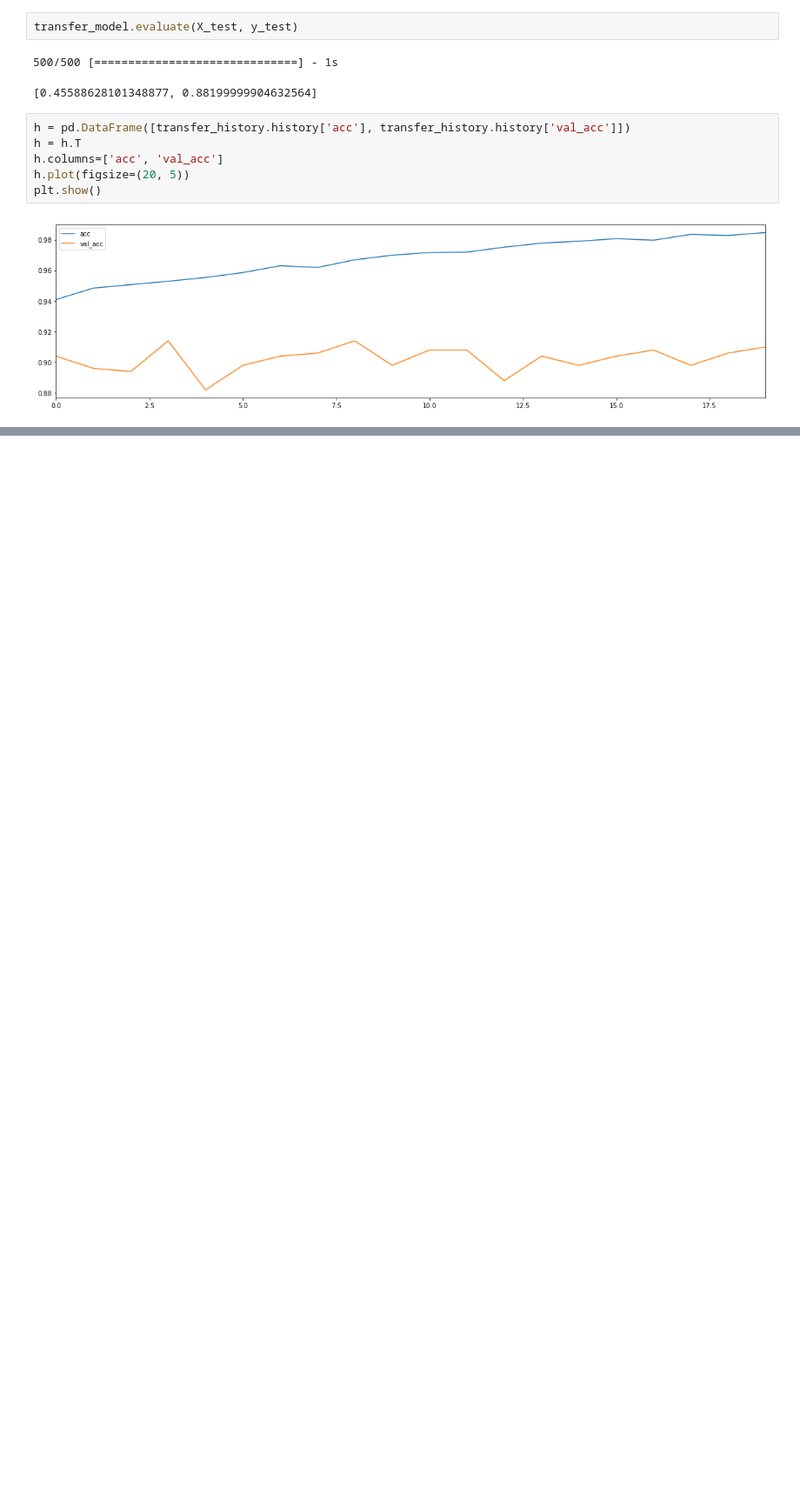
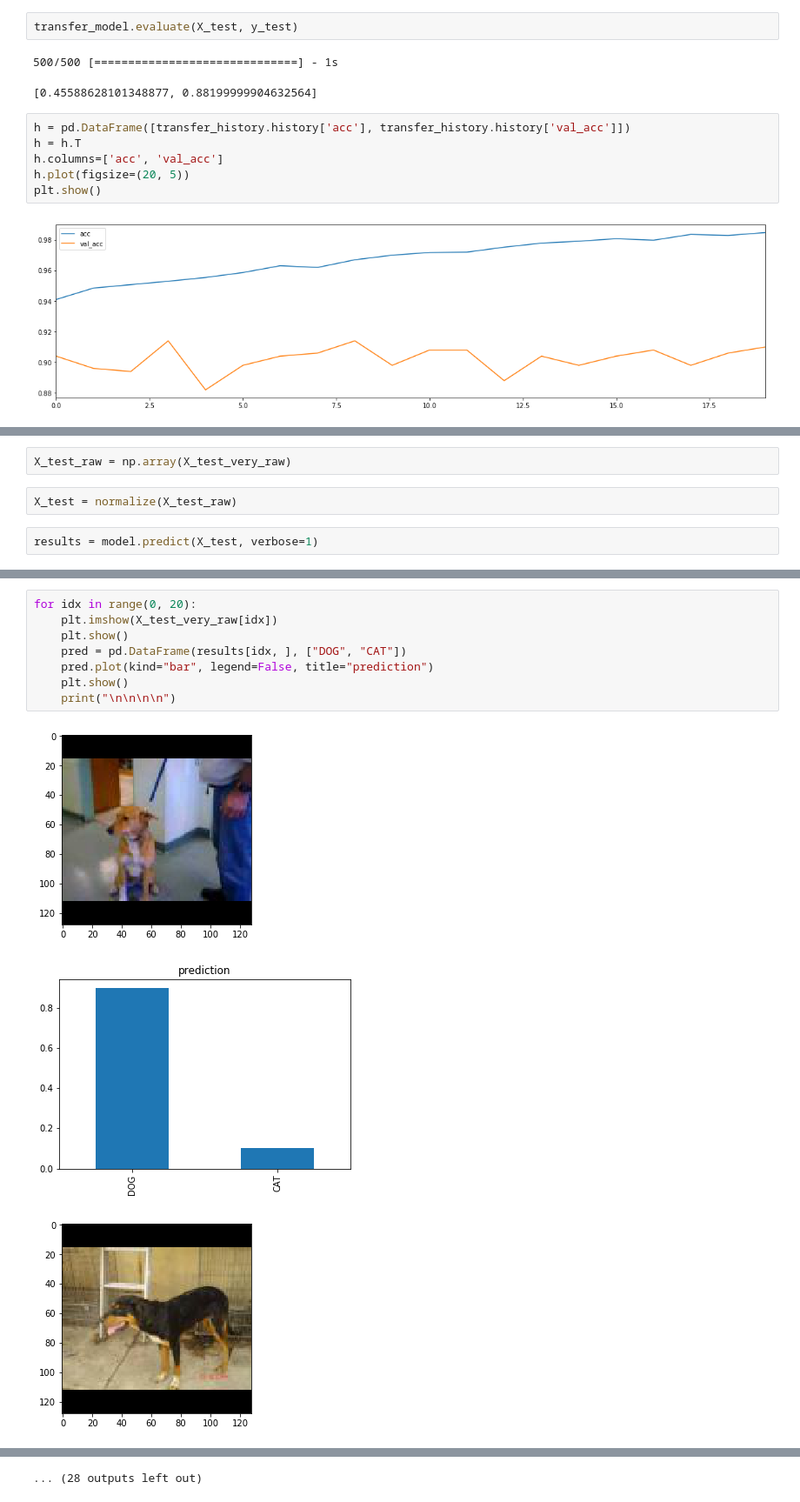
Before and after one commit to moriano/loco-learning, a Jupyter notebook: cats-vs-dogs/cats-vs-dogs-transferLearning.ipynb, the cells around one changed output, grey strips where cells are left out. Shown at 87% size. Cells and saved outputs as stored; diff of their text form; blank space fills up the shorter version.

Commit message:
Added code to reload a model from keras and use it to perform predictions

```diff
--- a/cats-vs-dogs/cats-vs-dogs-transferLearning.ipynb
+++ b/cats-vs-dogs/cats-vs-dogs-transferLearning.ipynb
@@ -498,0 +571,6 @@ plt.show()
+# %%
+X_test_raw = np.array(X_test_very_raw)
+# %%
+X_test = normalize(X_test_raw)
+# %%
+results = model.predict(X_test, verbose=1)
@@ -498,0 +587,12 @@ plt.show()
+# %%
+for idx in range(0, 20):
+    plt.imshow(X_test_very_raw[idx])
+    plt.show()
+    pred = pd.DataFrame(results[idx, ], ["DOG", "CAT"])
+    pred.plot(kind="bar", legend=False, title="prediction")
+    plt.show()
+    print("\n\n\n\n")
+# %% [output]
+[figure, added]
+[figure, added]
+[figure, added]
@@ -498,0 +608 @@ plt.show()
+... (28 outputs left out)
```
Also changed, not shown: parts of 19 cells of this notebook.
